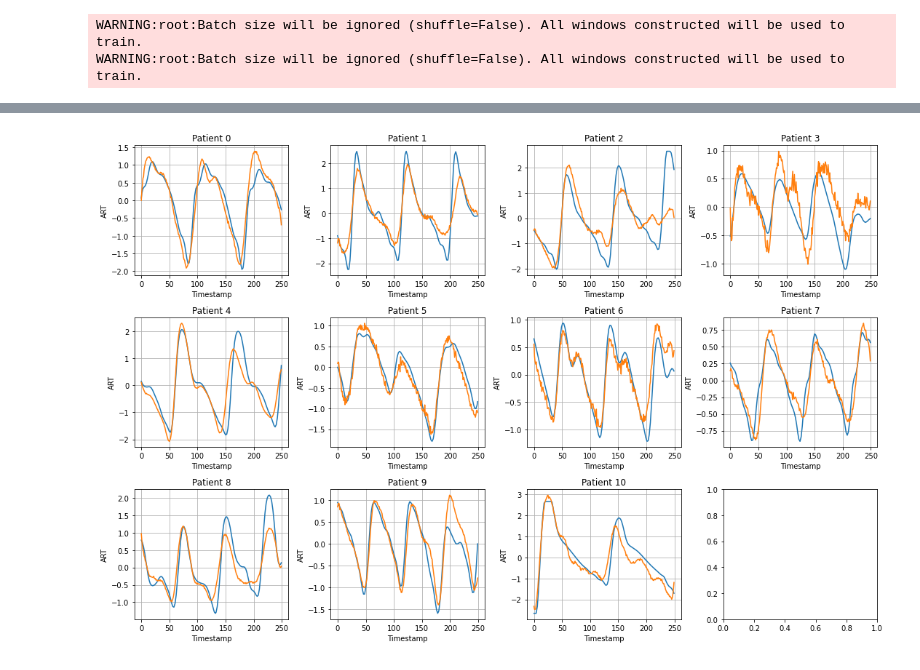
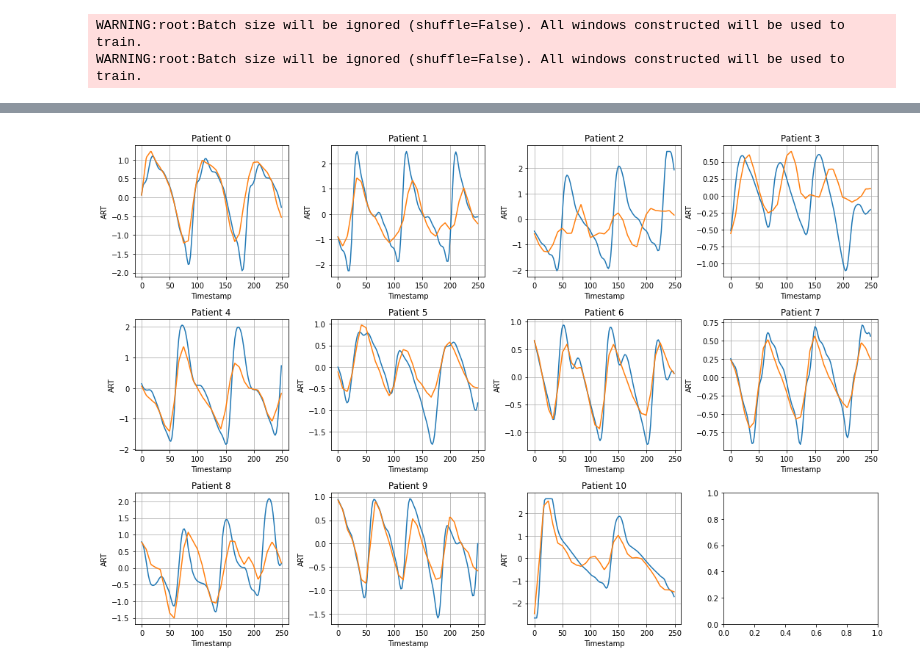
Before and after one commit to Nixtla/Nixtla, a Jupyter notebook: nbs/models_nbeats__nbeats.ipynb, the cells around one changed output, grey strips where cells are left out. Cells and saved outputs as stored; diff of their text form; code cells hidden in the pictures.

Commit message:
nbeats multi-freq

```diff
--- a/nbs/models_nbeats__nbeats.ipynb
+++ b/nbs/models_nbeats__nbeats.ipynb
@@ -726,13 +738,14 @@ mc = {'model':'nbeats',
       'input_size_multiplier': 1,
       'output_size': horizon,
       'shared_weights': False,
-      'activation': 'selu',
+      'activation': 'relu',
       'initialization': 'glorot_normal',
-      'stack_types': ['trend', 'seasonality'],
-      #'stack_types': ['identity'],
-      'n_blocks': [3, 3],
-      'n_layers': [2, 2],
-      'n_pooling_kernel': [4, 4],
+      #'stack_types': ['trend', 'seasonality'],
+      'stack_types': ['identity', 'identity', 'identity'],
+      'n_blocks': [1, 1, 1],
+      'n_layers': [2, 2, 2],
+      'n_pooling_kernel': [1, 1, 1],
+      'n_freq_downsample': [75, 8, 1], # 75, 8, 1]
       'n_hidden': 256,
       'n_polynomials': 2,
       'n_harmonics': 2,
@@ -740,19 +753,19 @@ mc = {'model':'nbeats',
       'x_s_n_hidden': 0,
       # Regularization and optimization parameters
       'batch_normalization': False,
-      'dropout_prob_theta': 0.1,
-      'dropout_prob_exogenous': 0.1,
+      'dropout_prob_theta': 0.0,
+      'dropout_prob_exogenous': 0.0,
       'learning_rate': 0.001,
       'lr_decay': 0.5,
       'n_lr_decay_steps': 3,
-      'weight_decay': 0.0,
-      'n_iterations': 1_000,
+      'weight_decay': 0.001,
+      'n_iterations': 5_000,
       'early_stopping': 8,
       'eval_freq': 50,
       'n_val_weeks': 52*2,
-      'loss': 'MSE',
+      'loss': 'MAE',
       'loss_hypar': 0.5,
-      'val_loss': 'MSE',
+      'val_loss': 'MAE',
       'l1_theta': 0,
       # Data parameters
       'normalizer_y': None,
@@ -798,6 +811,7 @@ model = Nbeats(input_size_multiplier=mc['input_size_multiplier'],
                 n_blocks=mc['n_blocks'],
                 n_layers=mc['n_layers'],
                 n_pooling_kernel=mc['n_pooling_kernel'],
+                n_freq_downsample=mc['n_freq_downsample'],
                 n_hidden=mc['n_hidden_list'],
                 n_harmonics=int(mc['n_harmonics']),
                 n_polynomials=int(mc['n_polynomials']),
@@ -820,7 +834,6 @@ model = Nbeats(input_size_multiplier=mc['input_size_multiplier'],
                 seasonality=int(mc['seasonality']),
                 random_seed=int(mc['random_seed']))
 # %%
-model.fit(train_ts_loader=train_ts_loader, val_ts_loader=val_ts_loader, verbose=True,
-                eval_freq=mc['eval_freq'])
+model.fit(train_ts_loader=train_ts_loader, val_ts_loader=val_ts_loader, verbose=True, eval_freq=mc['eval_freq'])
 # %% [output]
 ============================== Start fitting ==============================
@@ -842,3 +855,5 @@ Step: 1008, Time: 128.997, Insample MSE: 0.19456, Outsample MSE: 0.28262
 ==============================  End fitting  ==============================
 # %%
-y_true_test, y_hat_test, mask_test = model.predict(ts_loader=test_ts_loader, return_decomposition=False)
+#y_true_test, y_hat_test, mask_test = model.predict(ts_loader=test_ts_loader, return_decomposition=False)
+y_true_test, y_hat_test, block_forecast, mask_test = model.predict(ts_loader=test_ts_loader, return_decomposition=True)
+block_forecast.shape
@@ -849,14 +898,14 @@ y_hat_test.shape
 # %%
 fig, ax = plt.subplots(nrows=3, ncols=4, figsize = (15,10))
 for i in range(12):
-    ax[i//4, i%4].plot(y_true_test[i, 0, 1, :])
-    ax[i//4, i%4].plot(y_hat_test[i, 0, 1, :])
+    ax[i//4, i%4].plot(y_true_test[i, 0, 0, :])
+    ax[i//4, i%4].plot(y_hat_test[i, 0, 0, :])
     ax[i//4, i%4].grid(True)
     ax[i//4, i%4].set_xlabel('Timestamp')
     ax[i//4, i%4].set_ylabel('ART')
     ax[i//4, i%4].set_title(f'Patient {i}')
 plt.tight_layout()
 #plt.savefig(f'./results/{feature}_{horizon}.pdf')
 plt.cla()
 # %% [output]
-[figure, old version]
+[figure, new version]
```
Also changed, not shown: parts of 8 cells of this notebook, 6 other files.
